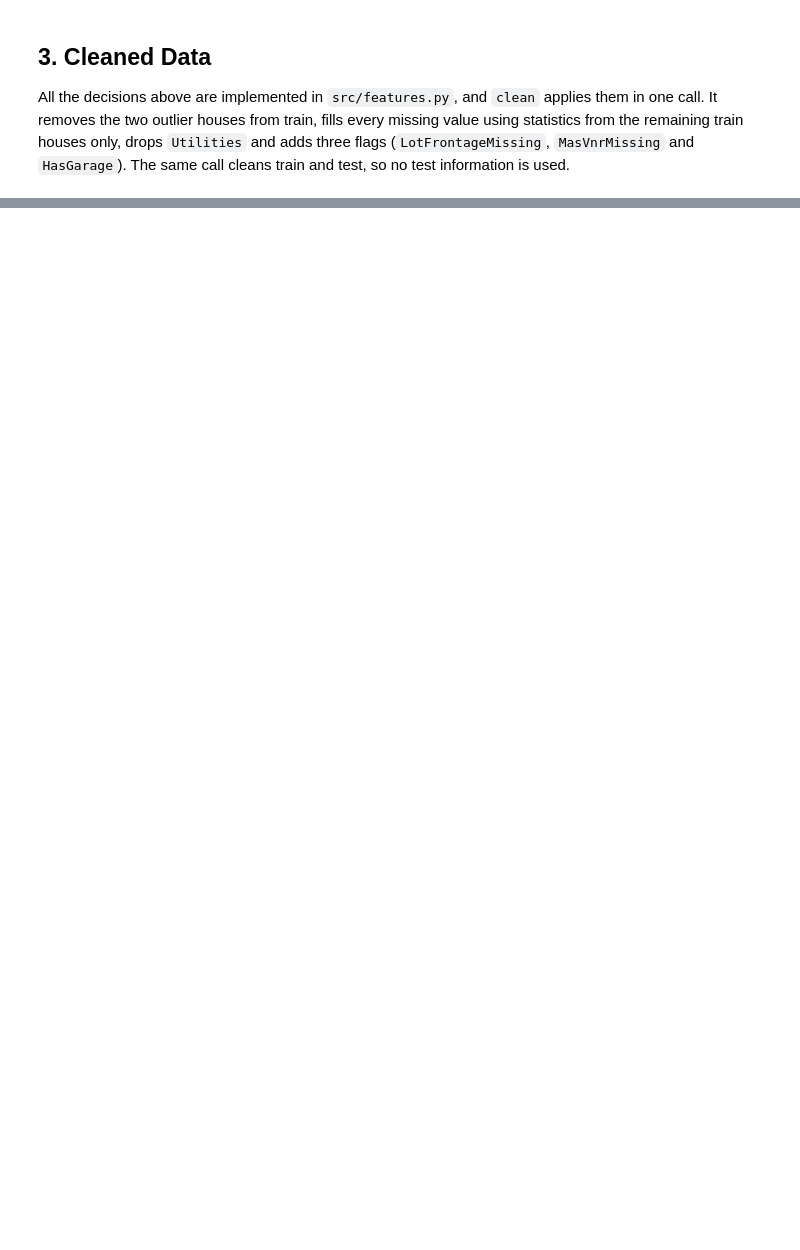
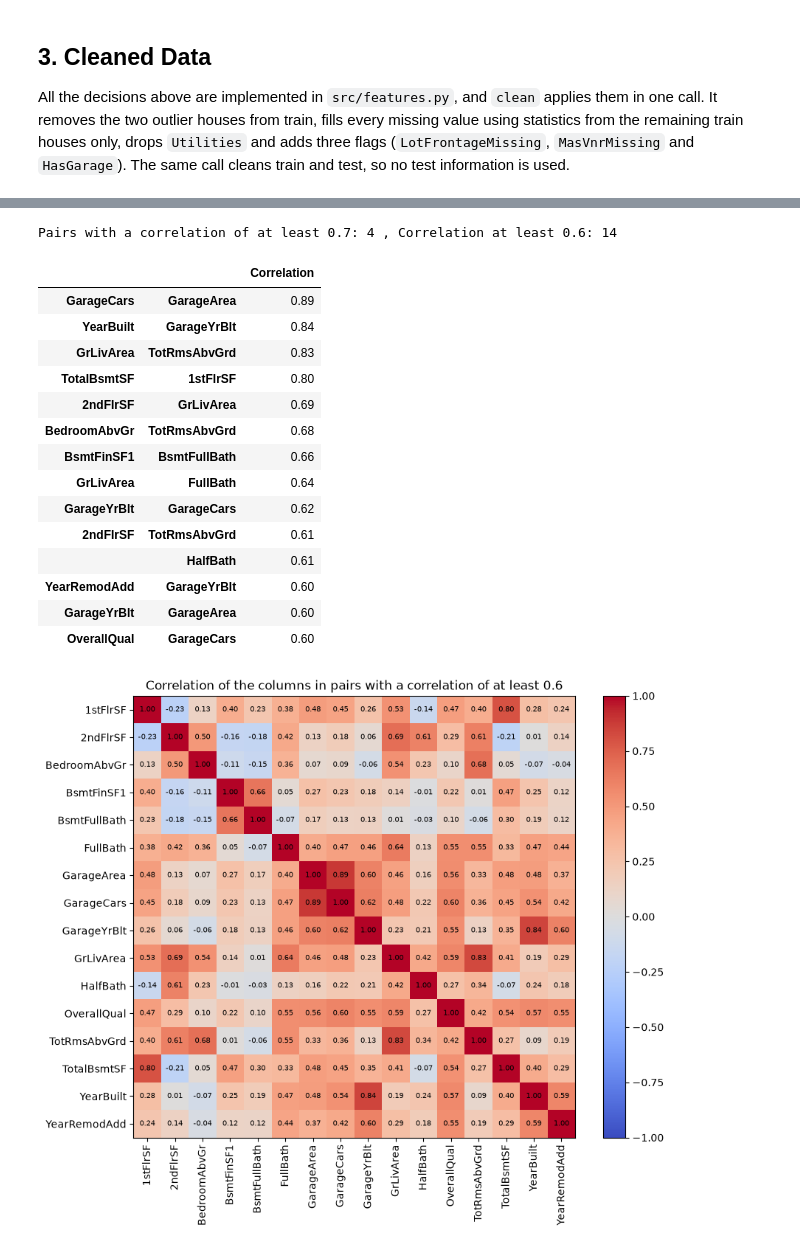
Before and after one commit to aramosw/house-prices, a Jupyter notebook: notebooks/EDA.ipynb, the cells around one changed output, grey strips where cells are left out. Cells and saved outputs as stored; diff of their text form; code cells hidden in the pictures; blank space fills up the shorter version.

Commit message:
Add feature redundancy analysis to EDA notebook

```diff
--- a/notebooks/EDA.ipynb
+++ b/notebooks/EDA.ipynb
@@ -1386,0 +2097,17 @@ print("Added columns:", sorted(set(train_clean.columns) - set(train.columns)), "
+# %%
+# Redundancy is a property of the features, so the target is left out. Use the cleaned data.
+features = train_clean.drop(columns="SalePrice")
+numeric_features = features.select_dtypes("number")
+
+# Exact linear dependencies: standardise the numeric columns and look for singular values of zero.
+standardised = ((numeric_features - numeric_features.mean()) / numeric_features.std(ddof=0)).loc[:, numeric_features.std() > 0]
+_, singular_values, directions = np.linalg.svd(standardised.to_numpy(), full_matrices=False)
+zero = singular_values < 1e-6 * singular_values[0]
+print(f"{standardised.shape[1]} numeric columns, rank {(~zero).sum()}: {zero.sum()} exact dependencies\n")
+for direction in directions[zero]:
+    weights = pd.Series(direction, index=standardised.columns)
+    print(weights[weights.abs() > 0.05].round(2).to_dict())
+
+# Both dependencies are sums of areas.
+print("\nGrLivArea equals 1stFlrSF + 2ndFlrSF + LowQualFinSF:", (numeric_features["GrLivArea"] == numeric_features["1stFlrSF"] + numeric_features["2ndFlrSF"] + numeric_features["LowQualFinSF"]).all())
+print("TotalBsmtSF equals BsmtFinSF1 + BsmtFinSF2 + BsmtUnfSF:", (numeric_features["TotalBsmtSF"] == numeric_features["BsmtFinSF1"] + numeric_features["BsmtFinSF2"] + numeric_features["BsmtUnfSF"]).all())
@@ -1386,0 +2122,62 @@ print("Added columns:", sorted(set(train_clean.columns) - set(train.columns)), "
+# %%
+# Screening for strong correlations between numeric columns. A strong correlation is a symptom of redundancy, not a definition of it.
+correlation = numeric_features.corr()
+pairs = correlation.where(np.triu(np.ones(correlation.shape), 1).astype(bool)).stack()
+print("Pairs with a correlation of at least 0.7:", (pairs.abs() >= 0.7).sum(), ", Correlation at least 0.6:", (pairs.abs() >= 0.6).sum(), "\n")
+display(pairs[pairs.abs() >= 0.6].sort_values(key=abs, ascending=False).round(2).rename("Correlation").to_frame())
+
+# The columns in these pairs, as a heatmap.
+involved = sorted(set(pairs[pairs.abs() >= 0.6].index.get_level_values(0)) | set(pairs[pairs.abs() >= 0.6].index.get_level_values(1)))
+fig, ax = plt.subplots(figsize=(9, 7.5))
+image = ax.imshow(correlation.loc[involved, involved], cmap="coolwarm", vmin=-1, vmax=1)
+ax.set_xticks(range(len(involved)), involved, rotation=90)
+ax.set_yticks(range(len(involved)), involved)
+for i, row in enumerate(involved):
+    for j, column in enumerate(involved):
+        ax.text(j, i, f"{correlation.loc[row, column]:.2f}", ha="center", va="center", fontsize=7)
+fig.colorbar(image, ax=ax)
+ax.set_title("Correlation of the columns in pairs with a correlation of at least 0.6")
+plt.tight_layout()
+plt.show()
+
+# The exact sums are hidden from a pairwise check: the correlation of each total with its parts.
+print("GrLivArea with its parts:", correlation.loc["GrLivArea", ["1stFlrSF", "2ndFlrSF", "LowQualFinSF"]].round(2).to_dict())
+print("TotalBsmtSF with its parts:", correlation.loc["TotalBsmtSF", ["BsmtFinSF1", "BsmtFinSF2", "BsmtUnfSF"]].round(2).to_dict(), "\n")
+
+# Near duplicates: columns that are equal for most houses.
+spelling = {"CmentBd": "CemntBd", "Wd Shng": "WdShing", "Brk Cmn": "BrkComm"}
+garages = features[features["HasGarage"] == 1]
+print(f"Exterior2nd equals Exterior1st (spelling aside): {(features['Exterior1st'] == features['Exterior2nd'].replace(spelling)).mean():.1%}")
+print(f"GarageYrBlt equals YearBuilt, for houses with a garage: {(garages['GarageYrBlt'] == garages['YearBuilt']).mean():.1%}")
+print(f"YearRemodAdd equals YearBuilt: {(features['YearRemodAdd'] == features['YearBuilt']).mean():.1%}\n")
+
+# Categorical columns that determine one another: how well does the most common B in each level of A predict B?
+categorical = features.select_dtypes(exclude="number")
+informative = [column for column in categorical.columns if categorical[column].value_counts(normalize=True).iloc[0] < 0.95]
+rows = []
+for a in informative:
+    for b in informative:
+        if a != b and categorical[a].nunique() < 3 * categorical[b].nunique():
+            predicted = categorical.groupby(a)[b].agg(lambda values: values.value_counts().iloc[0]).sum() / len(categorical)
+            base = categorical[b].value_counts(normalize=True).iloc[0]
+            if predicted >= 0.9 and predicted - base >= 0.15:
+                rows.append({"A": a, "B": b, "A predicts B": predicted, "Most common B": base})
+display(pd.DataFrame(rows).round(3))
+# %% [output]
+Pairs with a correlation of at least 0.7: 4 , Correlation at least 0.6: 14
+|  |  | Correlation |
+| GarageCars | GarageArea | 0.89 |
+| YearBuilt | GarageYrBlt | 0.84 |
+| GrLivArea | TotRmsAbvGrd | 0.83 |
+| TotalBsmtSF | 1stFlrSF | 0.80 |
+| 2ndFlrSF | GrLivArea | 0.69 |
+| BedroomAbvGr | TotRmsAbvGrd | 0.68 |
+| BsmtFinSF1 | BsmtFullBath | 0.66 |
+| GrLivArea | FullBath | 0.64 |
+| GarageYrBlt | GarageCars | 0.62 |
+| 2ndFlrSF | TotRmsAbvGrd | 0.61 |
+|  | HalfBath | 0.61 |
+| YearRemodAdd | GarageYrBlt | 0.60 |
+| GarageYrBlt | GarageArea | 0.60 |
+| OverallQual | GarageCars | 0.60 |
+[figure, added]
```
Also changed, not shown: parts of 48 cells of this notebook.
